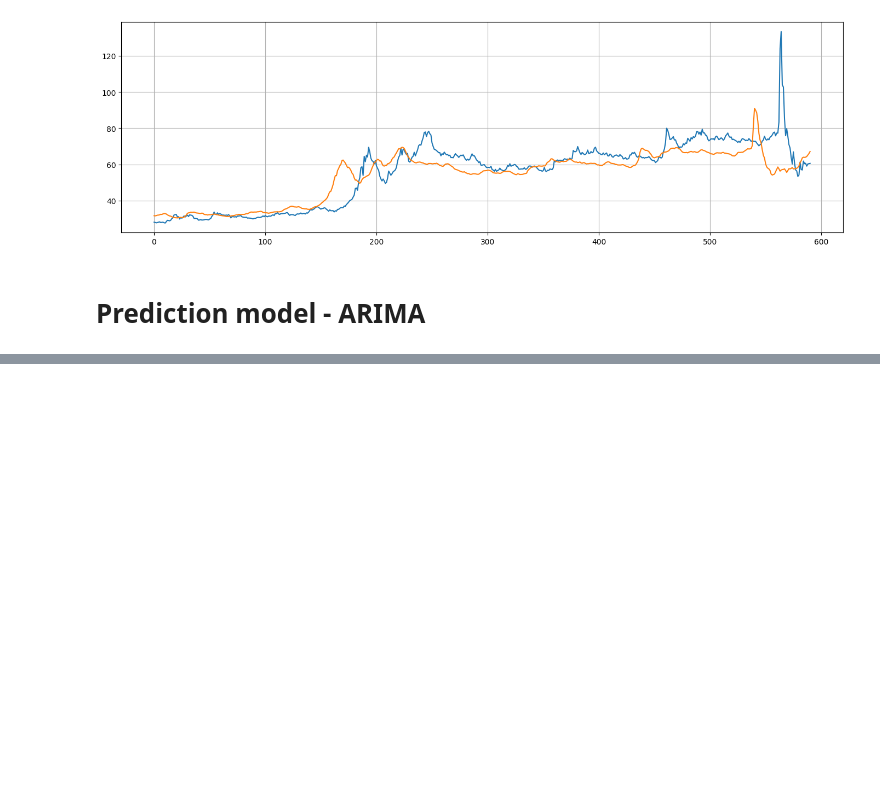
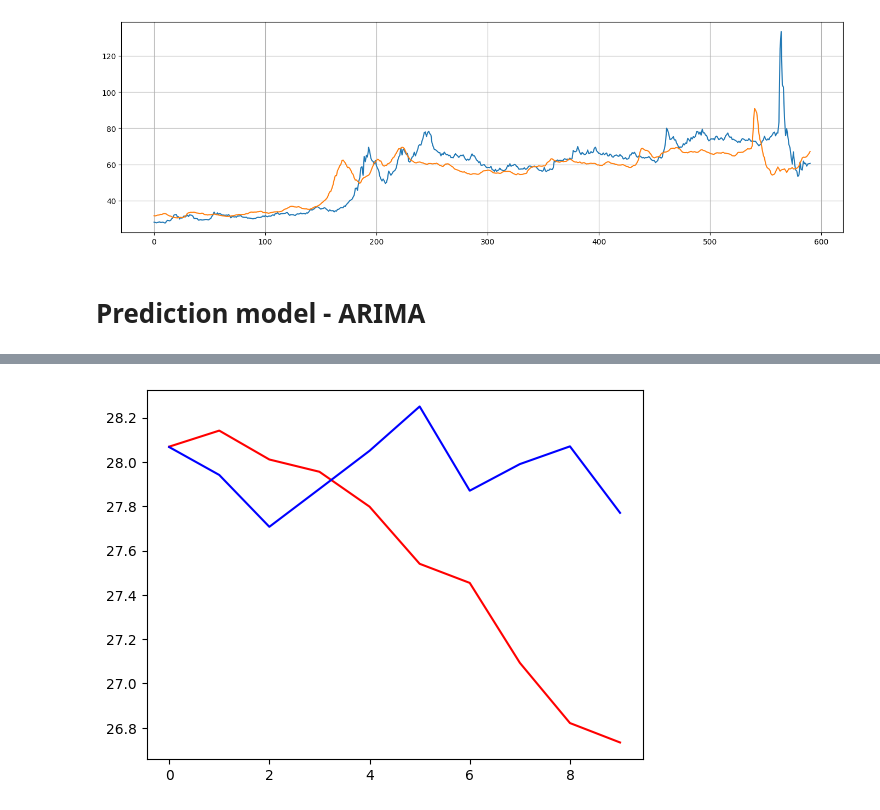
Before and after one commit to TAUforPython/machinelearning, a Jupyter notebook: NN LSTM ARIMA prediction timeseries.ipynb, the cells around one changed output, grey strips where cells are left out. Cells and saved outputs as stored; diff of their text form; code cells hidden in the pictures; blank space fills up the shorter version.

```diff
--- a/NN LSTM ARIMA prediction timeseries.ipynb
+++ b/NN LSTM ARIMA prediction timeseries.ipynb
@@ -492,0 +575,6 @@ plt.show()
+# %%
+plt.plot(fc[:10],'r')
+plt.plot(test_data.values[:10],'b')
+plt.show()
+# %% [output]
+[figure, added]
```
Also changed, not shown: parts of 12 cells of this notebook.
